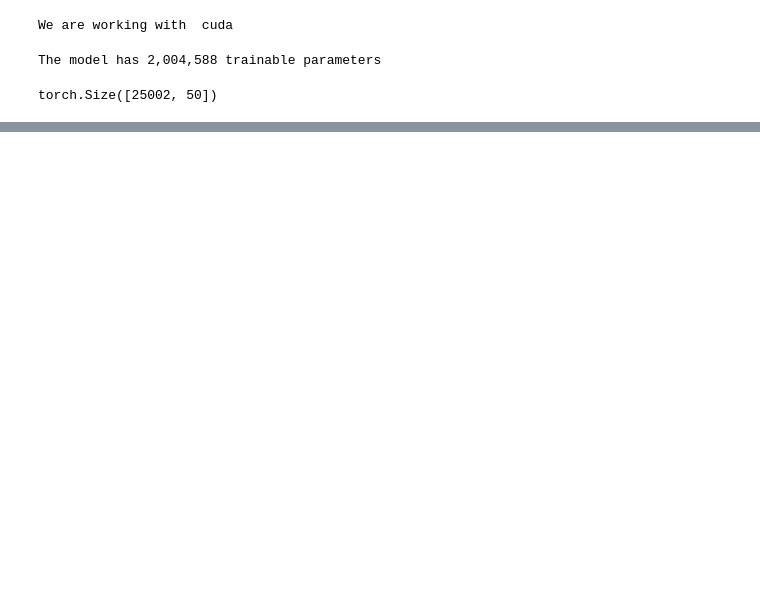
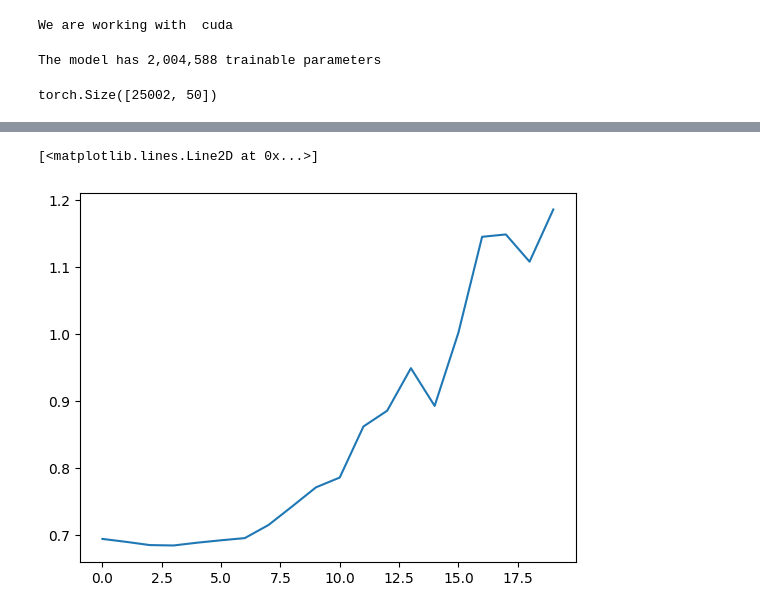
Before and after one commit to ganeshred/NLPAuthorshipAttributionNLM, a Jupyter notebook: Attention_bi_LSTM_task1.ipynb, the cells around one changed output, grey strips where cells are left out. Drawn from its saved outputs; the diff is of its cells as text; code cells hidden in the pictures; blank space fills up the shorter version.

```diff
--- a/Attention_bi_LSTM_task1.ipynb
+++ b/Attention_bi_LSTM_task1.ipynb
@@ -457,0 +470,5 @@ Test Loss: 1.077 | Test Acc: 35.08%
+# %%
+plt.plot(valid_losses_list)
+# %% [output]
+[<matplotlib.lines.Line2D at 0x...>]
+[figure, added]
```
Also changed, not shown: parts of 18 cells of this notebook.
